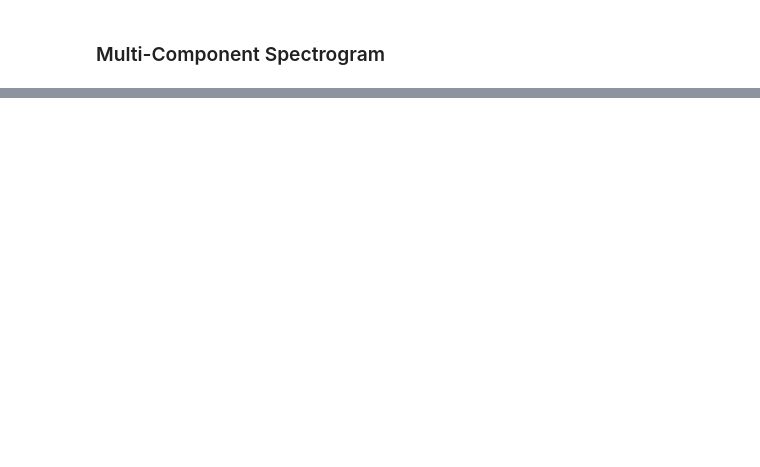
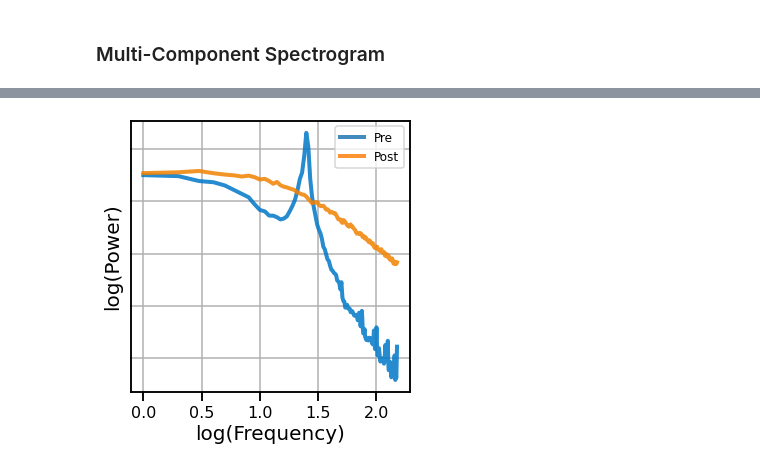
Before and after one commit to TomDonoghue/OverviewFigures, a Jupyter notebook: spectrograms.ipynb, the cells around one changed output, grey strips where cells are left out. Saved outputs shown, nothing was run; the diff lists cells and outputs as text; code cells hidden in the pictures; blank space fills up the shorter version.

```diff
--- a/spectrograms.ipynb
+++ b/spectrograms.ipynb
@@ -80,0 +94,3 @@ save_fig(SAVE, 'multi_noise_spectrogram_nl.pdf')
+# %%
+fs = 500
+n_seconds = 2
@@ -80,0 +107,19 @@ save_fig(SAVE, 'multi_noise_spectrogram_nl.pdf')
+# %%
+sig0s, sig1s, sig2s = [], [], []
+sims = []
+n_sims = 100
+for ind in range(n_sims):
+    sig0 = sim_knee(1, fs, -0.25, -2.5, 200)
+    sig1 = sim_combined(n_seconds, fs, components1, comp_vars)
+    sig2 = sim_knee(n_seconds, fs, -0.1, -1.7, 200)
+
+    sig0s.append(sig0)
+    sig1s.append(sig1)
+    sig2s.append(sig2)
+
+    comb = np.array([])
+    for temp in [sig0, sig1, sig2]:
+        comb = np.concatenate((comb, temp))
+    sims.append(comb)
+
+sims = np.array(sims)
@@ -80,0 +160,23 @@ save_fig(SAVE, 'multi_noise_spectrogram_nl.pdf')
+# %%
+psds1 = []
+for sig in sig1s:
+    freqs1, powers1 = trim_spectrum(*compute_spectrum(sig, fs, nperseg=1*fs), [1, 150])
+    psds1.append(powers1)
+
+psds2 = []
+for sig in sig2s:
+    freqs2, powers2 = trim_spectrum(*compute_spectrum(sig, fs, nperseg=1*fs), [1, 150])
+    psds2.append(powers2)
+# %%
+_, ax = plt.subplots(figsize=(5, 5))
+plot_spectra(freqs1, [np.mean(psds1, 0), np.mean(psds2, 0)], lw=4, alpha=0.85,
+             log_freqs=True, log_powers=True, labels=['Pre', 'Post'], ax=ax)
+plt.gca().yaxis.set_tick_params(length=1)
+plt.gca().set_yticklabels([]);
+plt.legend(loc=0, prop={'size': 12})
+colors = ['#0077c7', '#f28100']
+for line, color in zip(plt.gca().get_lines(), colors):
+    line.set_color(color)
+save_fig(True, 'spectrogram_psds.pdf')
+# %% [output]
+[figure, added]
```
Also changed, not shown: parts of 18 cells of this notebook.
